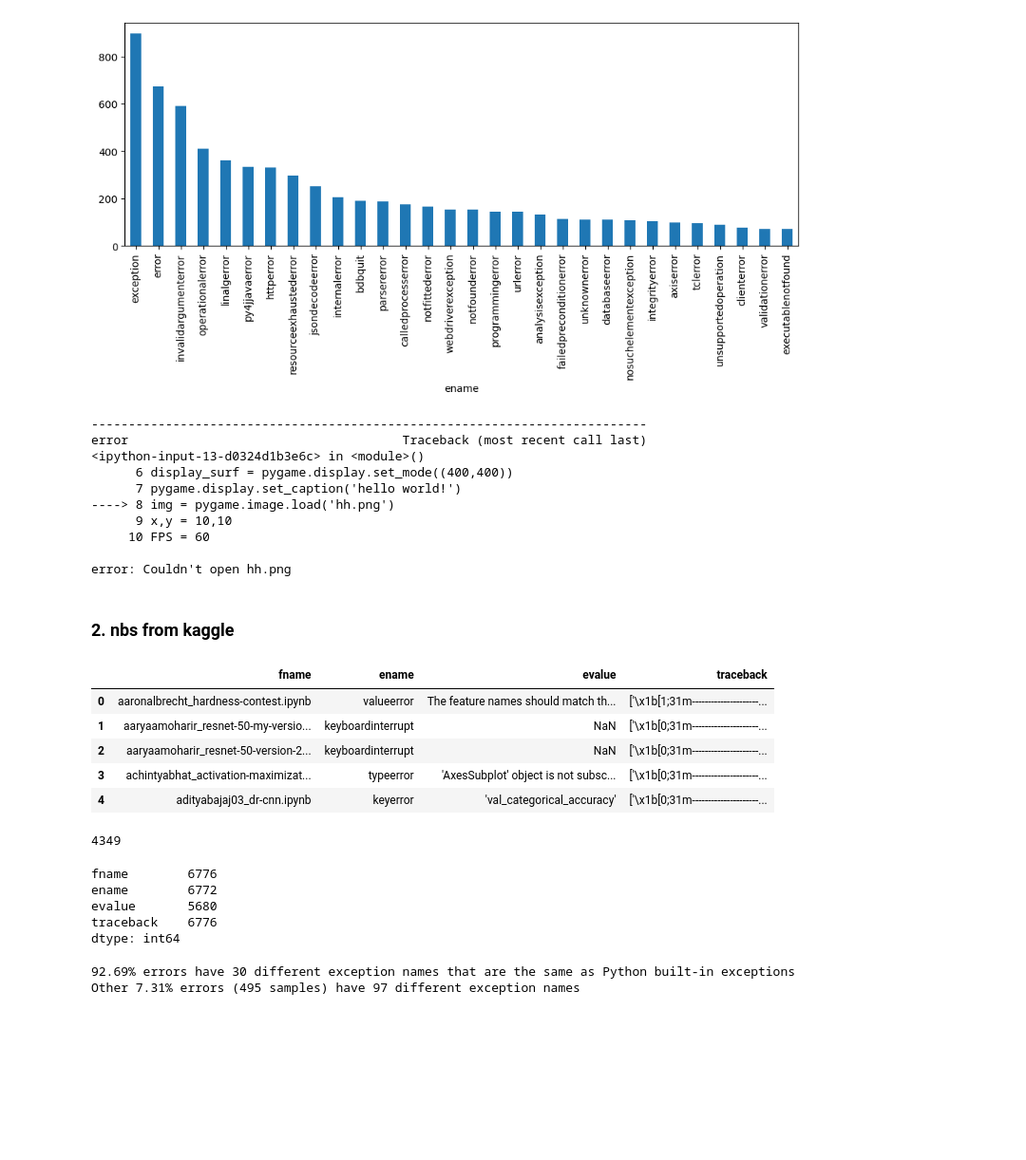
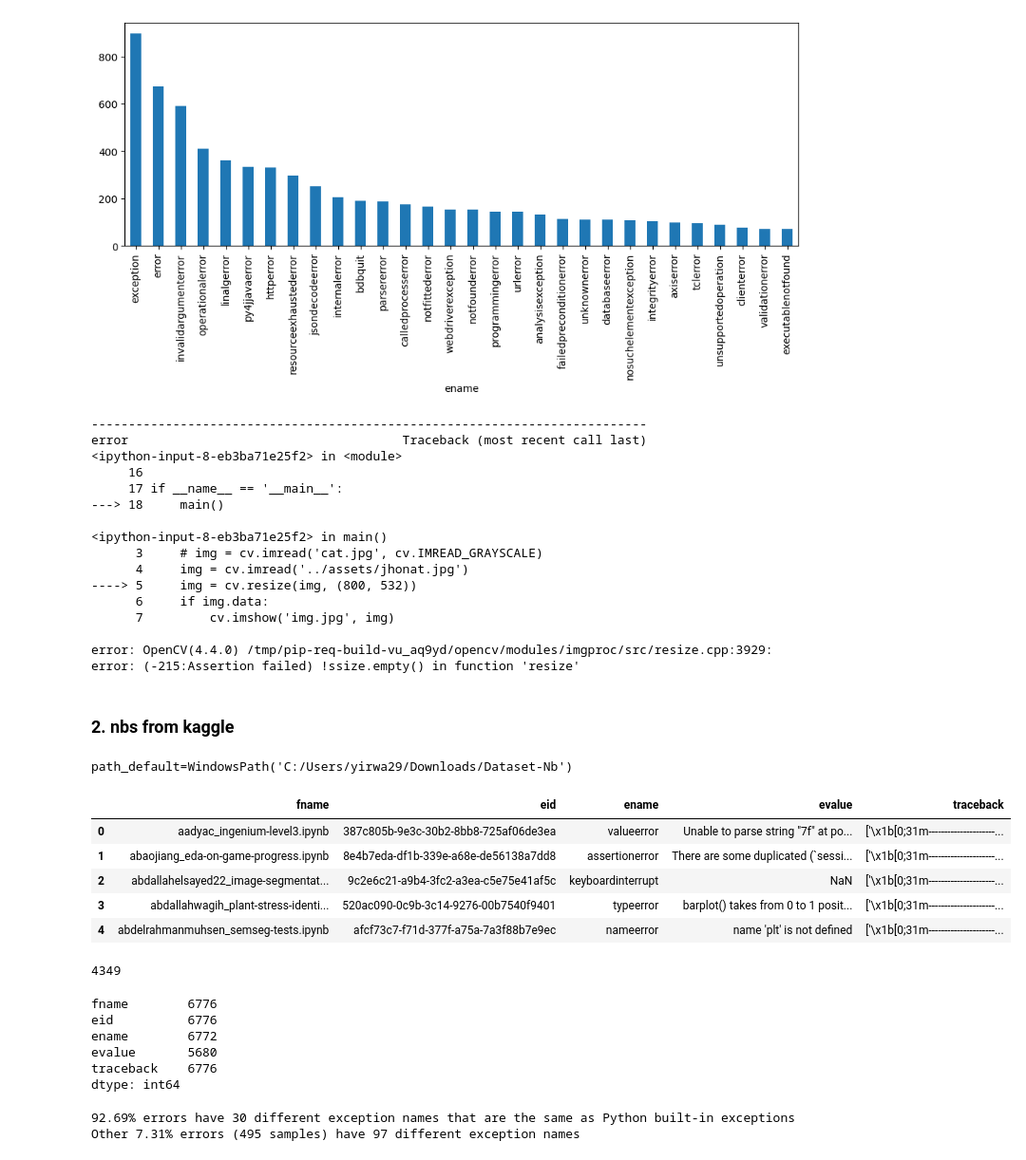
Before and after one commit to PELAB-LiU/jupyter_nbs_empirical, a Jupyter notebook: notebook_error_process-builtin_exceptions.ipynb, the cells around one changed output. Shown at 95% size. Cells and saved outputs as stored; diff of their text form; code cells hidden in the pictures; blank space fills up the shorter version.

Commit message:
add error id

```diff
--- a/notebook_error_process-builtin_exceptions.ipynb
+++ b/notebook_error_process-builtin_exceptions.ipynb
@@ -81,38 +82,44 @@ df2_err_other_exps["ename"].groupby([df2_err_other_exps["ename"]]).count().sort_
 # %%
 import util
 
-util.print_traceback(df2_err_other_exps.loc[df2_err_other_exps["ename"]=="error","traceback"][720])
+util.print_traceback(df2_err_other_exps[df2_err_other_exps["ename"]=="error"].traceback.iloc[0])
 # %% [output]
 ---------------------------------------------------------------------------
 error                                     Traceback (most recent call last)
-<ipython-input-13-d0324d1b3e6c> in <module>()
-      6 display_surf = pygame.display.set_mode((400,400))
-      7 pygame.display.set_caption('hello world!')
-----> 8 img = pygame.image.load('hh.png')
-      9 x,y = 10,10
-     10 FPS = 60
+<ipython-input-8-eb3ba71e25f2> in <module>
+     16
+     17 if __name__ == '__main__':
+---> 18     main()
 
-error: Couldn't open hh.png
+<ipython-input-8-eb3ba71e25f2> in main()
+      3     # img = cv.imread('cat.jpg', cv.IMREAD_GRAYSCALE)
+      4     img = cv.imread('../assets/jhonat.jpg')
+----> 5     img = cv.resize(img, (800, 532))
+      6     if img.data:
+      7         cv.imshow('img.jpg', img)
+
+error: OpenCV(4.4.0) /tmp/pip-req-build-vu_aq9yd/opencv/modules/imgproc/src/resize.cpp:3929: error: (-215:Assertion failed) !ssize.empty() in function 'resize'
 # %% [markdown]
 ### 2. nbs from kaggle
 # %%
 # read in all errors from the file
 import pandas as pd
 import config
 
-path_err = config.path_kaggle_error_process + '/nberror_k.xlsx'
+path_err = config.path_kaggle_error_process.joinpath("nberror_k_eid.xlsx")
 
 df_err = pd.read_excel(path_err)
 df_err["ename"] = df_err.ename.str.lower()
 
 df_err.head()
 # %% [output]
+path_default=WindowsPath('C:/Users/yirwa29/Downloads/Dataset-Nb')
-|  | fname | ename | evalue | traceback |
-| 0 | aaronalbrecht_hardness-contest.ipynb | valueerror | The feature names should match th... | ['\x1b[1;31m---------------------... |
-| 1 | aaryaamoharir_resnet-50-my-versio... | keyboardinterrupt | NaN | ['\x1b[0;31m---------------------... |
-| 2 | aaryaamoharir_resnet-50-version-2... | keyboardinterrupt | NaN | ['\x1b[0;31m---------------------... |
-| 3 | achintyabhat_activation-maximizat... | typeerror | 'AxesSubplot' object is not subsc... | ['\x1b[0;31m---------------------... |
-| 4 | adityabajaj03_dr-cnn.ipynb | keyerror | 'val_categorical_accuracy' | ['\x1b[0;31m---------------------... |
+|  | fname | eid | ename | evalue | traceback |
+| 0 | aadyac_ingenium-level3.ipynb | 387c805b-9e3c-30b2-8bb8-725af06de3ea | valueerror | Unable to parse string "7f" at po... | ['\x1b[0;31m---------------------... |
+| 1 | abaojiang_eda-on-game-progress.ipynb | 8e4b7eda-df1b-339e-a68e-de56138a7dd8 | assertionerror | There are some duplicated (`sessi... | ['\x1b[0;31m---------------------... |
+| 2 | abdallahelsayed22_image-segmentat... | 9c2e6c21-a9b4-3fc2-a3ea-c5e75e41af5c | keyboardinterrupt | NaN | ['\x1b[0;31m---------------------... |
+| 3 | abdallahwagih_plant-stress-identi... | 520ac090-0c9b-3c14-9276-00b7540f9401 | typeerror | barplot() takes from 0 to 1 posit... | ['\x1b[0;31m---------------------... |
+| 4 | abdelrahmanmuhsen_semseg-tests.ipynb | afcf73c7-f71d-377f-a75a-7a3f88b7e9ec | nameerror | name 'plt' is not defined | ['\x1b[0;31m---------------------... |
 # %%
 df_err.fname.nunique()
 # %% [output]
@@ -121,6 +128,7 @@ df_err.fname.nunique()
 df_err.count()
 # %% [output]
 fname        6776
+eid          6776
 ename        6772
 evalue       5680
 traceback    6776
```
Also changed, not shown: parts of 5 cells of this notebook, 11 other files.
